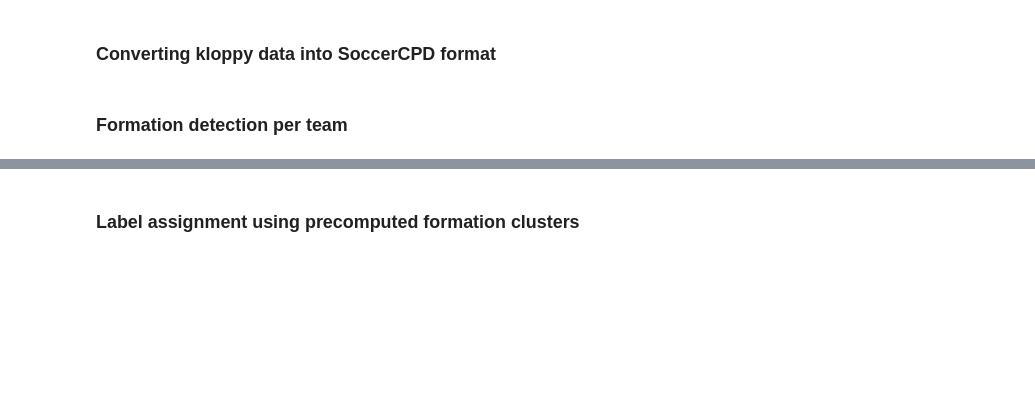
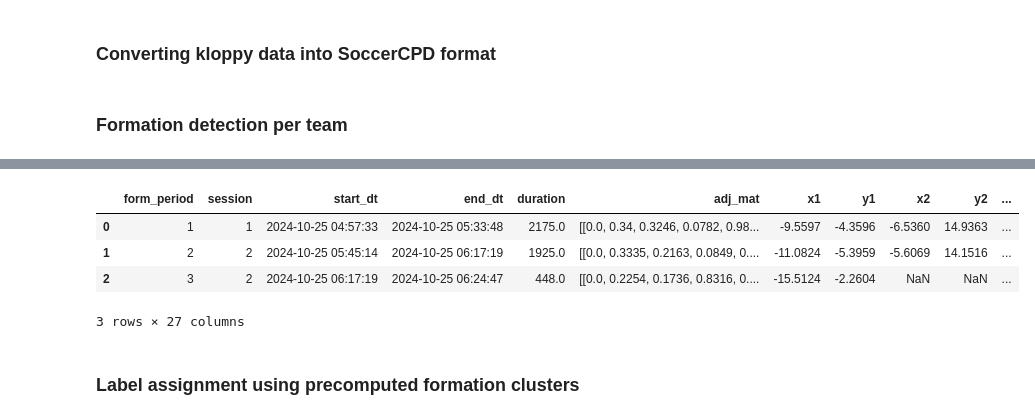
Before and after one commit to hyunsungkim-ds/soccercpd, a Jupyter notebook: tutorial_kloppy.ipynb, the cells around one changed output, grey strips where cells are left out. Drawn from its saved outputs; the diff is of its cells as text; code cells hidden in the pictures; blank space fills up the shorter version.

```diff
--- a/tutorial_kloppy.ipynb
+++ b/tutorial_kloppy.ipynb
@@ -102,3 +115,11 @@ Iteration finished since there are no significant changes.
+# %%
+cpd.form_periods
+# %% [output]
+|  | form_period | session | start_dt | end_dt | duration | adj_mat | x1 | y1 | x2 | y2 | ... |
+| 0 | 1 | 1 | 2024-10-25 04:57:33 | 2024-10-25 05:33:48 | 2175.0 | [[0.0, 0.34, 0.3246, 0.0782, 0.98... | -9.5597 | -4.3596 | -6.5360 | 14.9363 | ... |
+| 1 | 2 | 2 | 2024-10-25 05:45:14 | 2024-10-25 06:17:19 | 1925.0 | [[0.0, 0.3335, 0.2163, 0.0849, 0.... | -11.0824 | -5.3959 | -5.6069 | 14.1516 | ... |
+| 2 | 3 | 2 | 2024-10-25 06:17:19 | 2024-10-25 06:24:47 | 448.0 | [[0.0, 0.2254, 0.1736, 0.8316, 0.... | -15.5124 | -2.2604 | NaN | NaN | ... |
+3 rows × 27 columns
 # %% [markdown]
 ### Label assignment using precomputed formation clusters
 # %%
```
Also changed, not shown: parts of 6 cells of this notebook, 3 other files.
